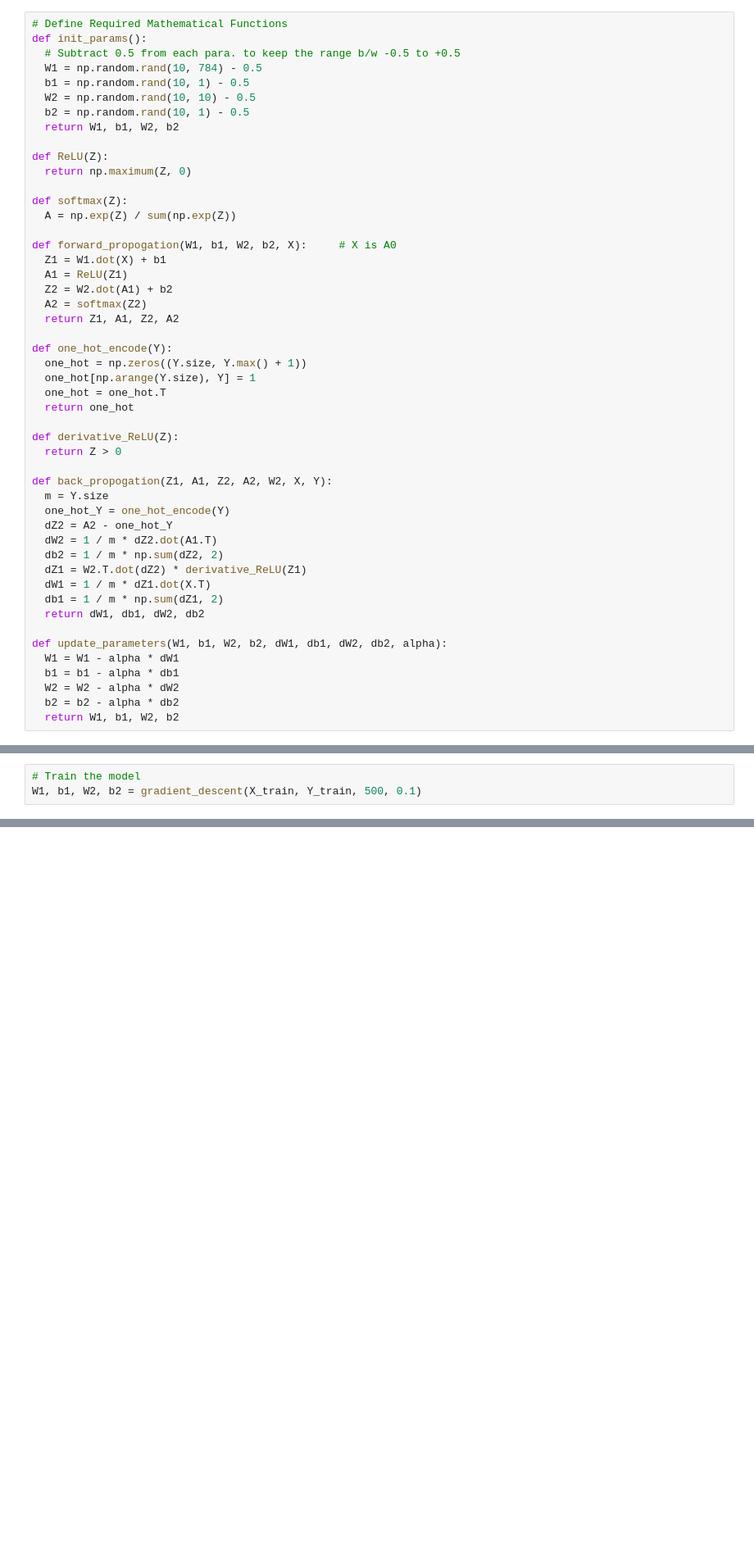
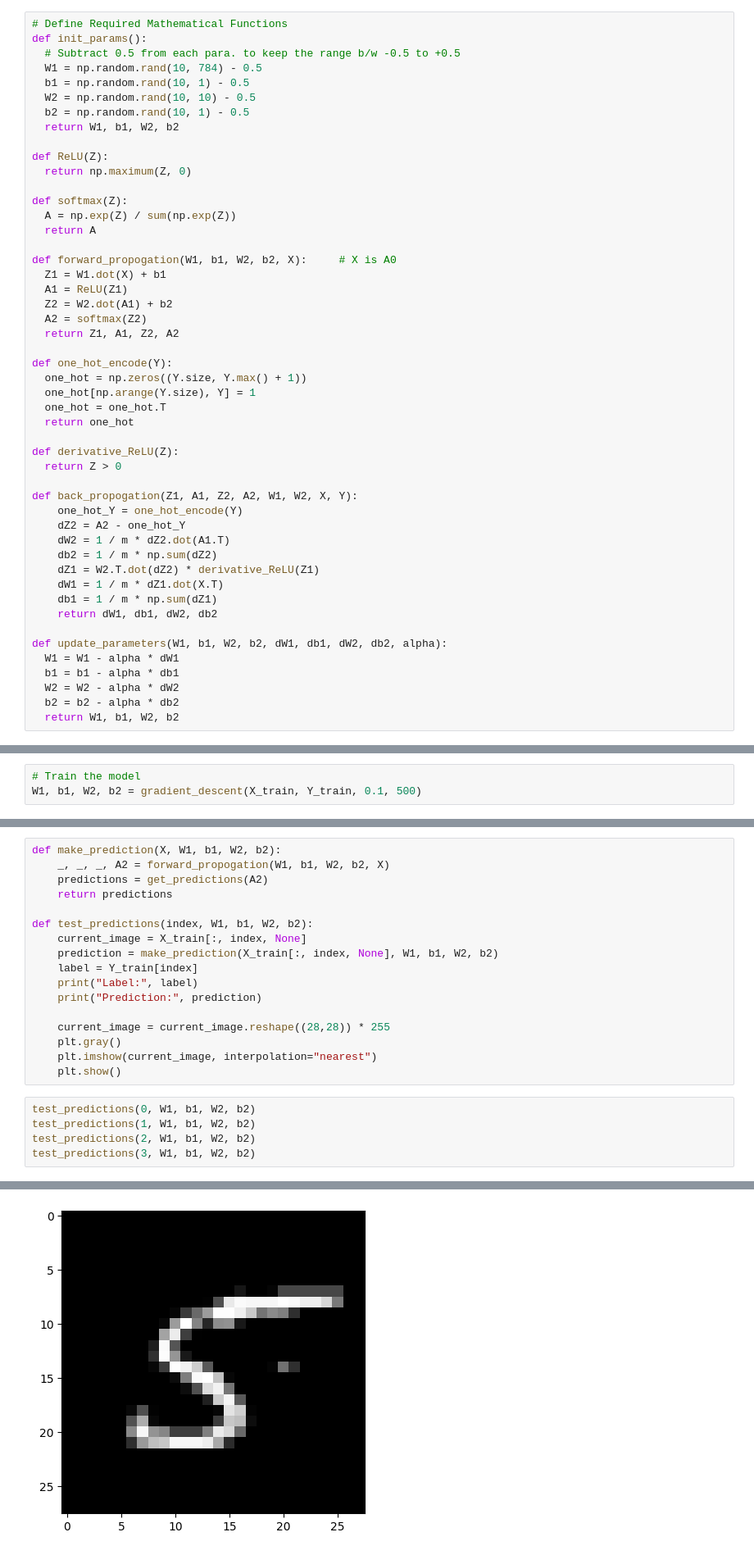
Before and after one commit to RanXom/handwritten-recognition, a Jupyter notebook: backend/Handwriting_Recognition.ipynb, the cells around one changed output, grey strips where cells are left out. Shown: that part at 82% size. Cells and saved outputs as stored; diff of their text form; blank space fills up the shorter version.

Commit message:
Train & Test Model

```diff
--- a/backend/Handwriting_Recognition.ipynb
+++ b/backend/Handwriting_Recognition.ipynb
@@ -90,6 +41,7 @@ def ReLU(Z):
 
 def softmax(Z):
   A = np.exp(Z) / sum(np.exp(Z))
+  return A
 
 def forward_propogation(W1, b1, W2, b2, X):     # X is A0
   Z1 = W1.dot(X) + b1
@@ -107,16 +59,15 @@ def one_hot_encode(Y):
 def derivative_ReLU(Z):
   return Z > 0
 
-def back_propogation(Z1, A1, Z2, A2, W2, X, Y):
-  m = Y.size
-  one_hot_Y = one_hot_encode(Y)
-  dZ2 = A2 - one_hot_Y
-  dW2 = 1 / m * dZ2.dot(A1.T)
-  db2 = 1 / m * np.sum(dZ2, 2)
-  dZ1 = W2.T.dot(dZ2) * derivative_ReLU(Z1)
-  dW1 = 1 / m * dZ1.dot(X.T)
-  db1 = 1 / m * np.sum(dZ1, 2)
-  return dW1, db1, dW2, db2
+def back_propogation(Z1, A1, Z2, A2, W1, W2, X, Y):
+    one_hot_Y = one_hot_encode(Y)
+    dZ2 = A2 - one_hot_Y
+    dW2 = 1 / m * dZ2.dot(A1.T)
+    db2 = 1 / m * np.sum(dZ2)
+    dZ1 = W2.T.dot(dZ2) * derivative_ReLU(Z1)
+    dW1 = 1 / m * dZ1.dot(X.T)
+    db1 = 1 / m * np.sum(dZ1)
+    return dW1, db1, dW2, db2
 
 def update_parameters(W1, b1, W2, b2, dW1, db1, dW2, db2, alpha):
   W1 = W1 - alpha * dW1
@@ -145,5 +97,5 @@ def gradient_descent(X, Y, iterations, alpha):
     return W1, b1, W2, b2
 # %%
 # Train the model
-W1, b1, W2, b2 = gradient_descent(X_train, Y_train, 500, 0.1)
+W1, b1, W2, b2 = gradient_descent(X_train, Y_train, 0.1, 500)
 # %% [output]
@@ -150,0 +119,23 @@ TypeError: unsupported operand type(s) for -: 'NoneType' and 'float'
+# %%
+def make_prediction(X, W1, b1, W2, b2):
+    _, _, _, A2 = forward_propogation(W1, b1, W2, b2, X)
+    predictions = get_predictions(A2)
+    return predictions
+
+def test_predictions(index, W1, b1, W2, b2):
+    current_image = X_train[:, index, None]
+    prediction = make_prediction(X_train[:, index, None], W1, b1, W2, b2)
+    label = Y_train[index]
+    print("Label:", label)
+    print("Prediction:", prediction)
+
+    current_image = current_image.reshape((28,28)) * 255
+    plt.gray()
+    plt.imshow(current_image, interpolation="nearest")
+    plt.show()
+# %%
+test_predictions(0, W1, b1, W2, b2)
+test_predictions(1, W1, b1, W2, b2)
+test_predictions(2, W1, b1, W2, b2)
+test_predictions(3, W1, b1, W2, b2)
+# %% [output]
@@ -150,0 +144 @@ TypeError: unsupported operand type(s) for -: 'NoneType' and 'float'
+[figure, added]
```
Also changed, not shown: parts of 14 cells of this notebook.
